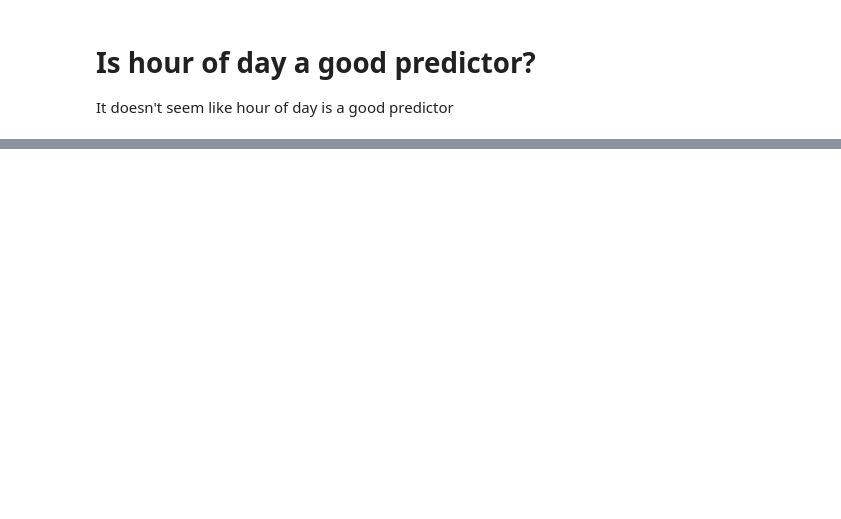
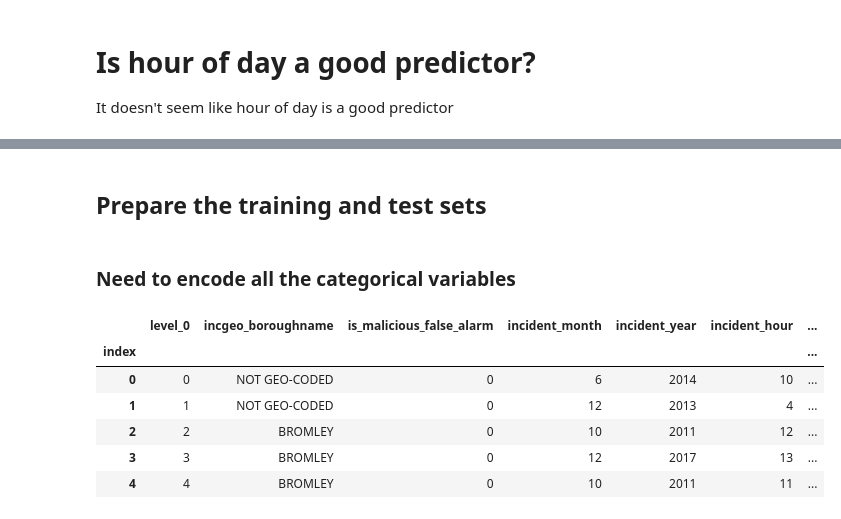
Before and after one commit to GuerrillaAnalytics/proj001_lfb, a Jupyter notebook: wp/wp_005_false_alarm_analysis/01/wp_005_false_alarm_analysis.ipynb, the cells around one changed output, grey strips where cells are left out. Drawn from its saved outputs; the diff is of its cells as text; code cells hidden in the pictures; blank space fills up the shorter version.

```diff
--- a/wp/wp_005_false_alarm_analysis/01/wp_005_false_alarm_analysis.ipynb
+++ b/wp/wp_005_false_alarm_analysis/01/wp_005_false_alarm_analysis.ipynb
@@ -337,0 +353,4 @@ df_features_clean = df_features.drop(['id_x','dateofcall_cln','id_incident_type'
+# %% [markdown]
+## Prepare the training and test sets
+# %% [markdown]
+### Need to encode all the categorical variables
@@ -337,0 +365,16 @@ df_features_clean = df_features.drop(['id_x','dateofcall_cln','id_incident_type'
+# %%
+# TODO complete encoding first
+df_propertycategory_one_hot = pd.get_dummies( df_algorithm['propertycategory'])
+
+df_algorithm.drop('propertycategory', inplace=True,axis=1)
+df_algorithm=df_algorithm.join(df_propertycategory_one_hot)
+
+df_algorithm.head()
+# %% [output]
+|  | level_0 | incgeo_boroughname | is_malicious_false_alarm | incident_month | incident_year | incident_hour | ... |
+| index |  |  |  |  |  |  | ... |
+| 0 | 0 | NOT GEO-CODED | 0 | 6 | 2014 | 10 | ... |
+| 1 | 1 | NOT GEO-CODED | 0 | 12 | 2013 | 4 | ... |
+| 2 | 2 | BROMLEY | 0 | 10 | 2011 | 12 | ... |
+| 3 | 3 | BROMLEY | 0 | 12 | 2017 | 13 | ... |
+| 4 | 4 | BROMLEY | 0 | 10 | 2011 | 11 | ... |
```
Also changed, not shown: parts of 35 cells of this notebook, 1 other file.
